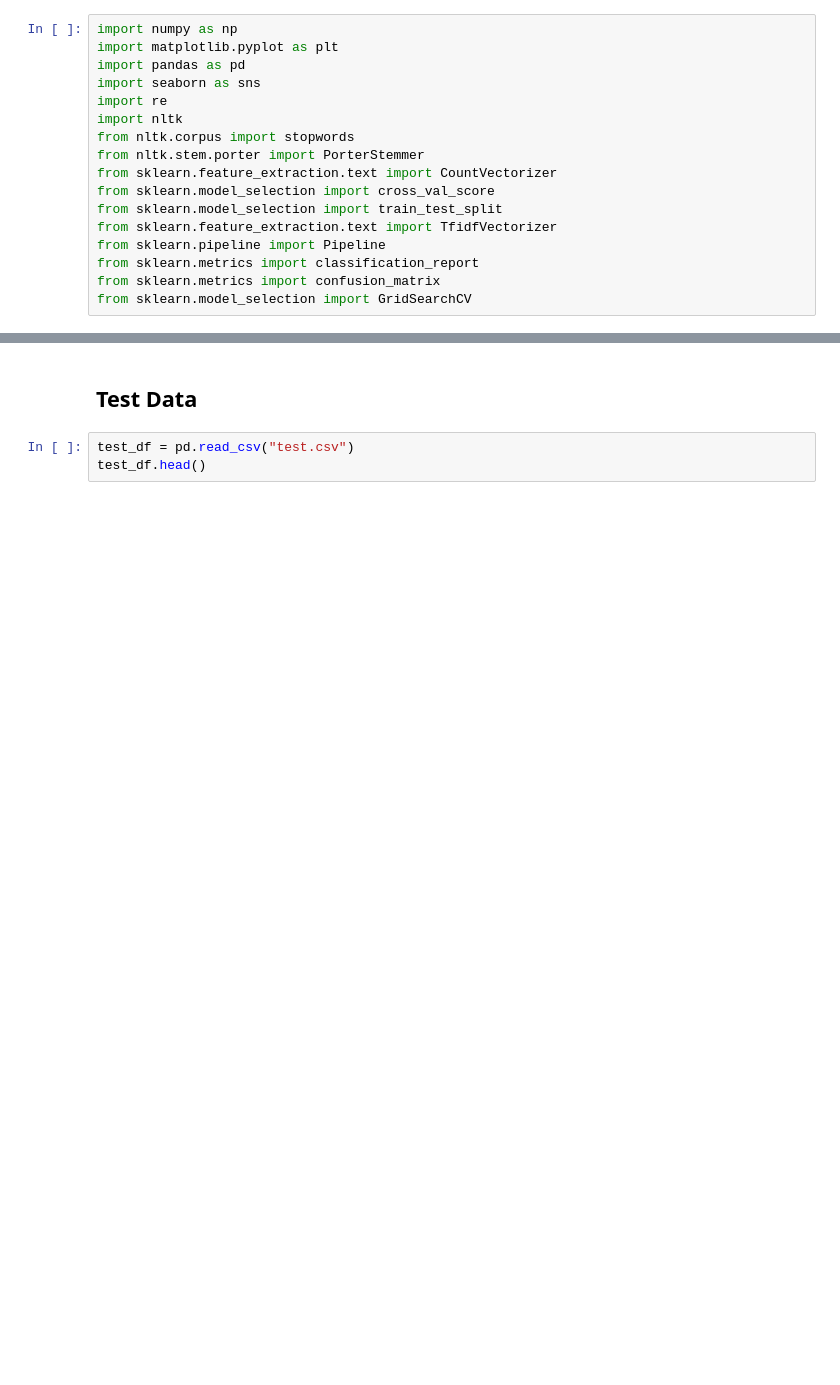
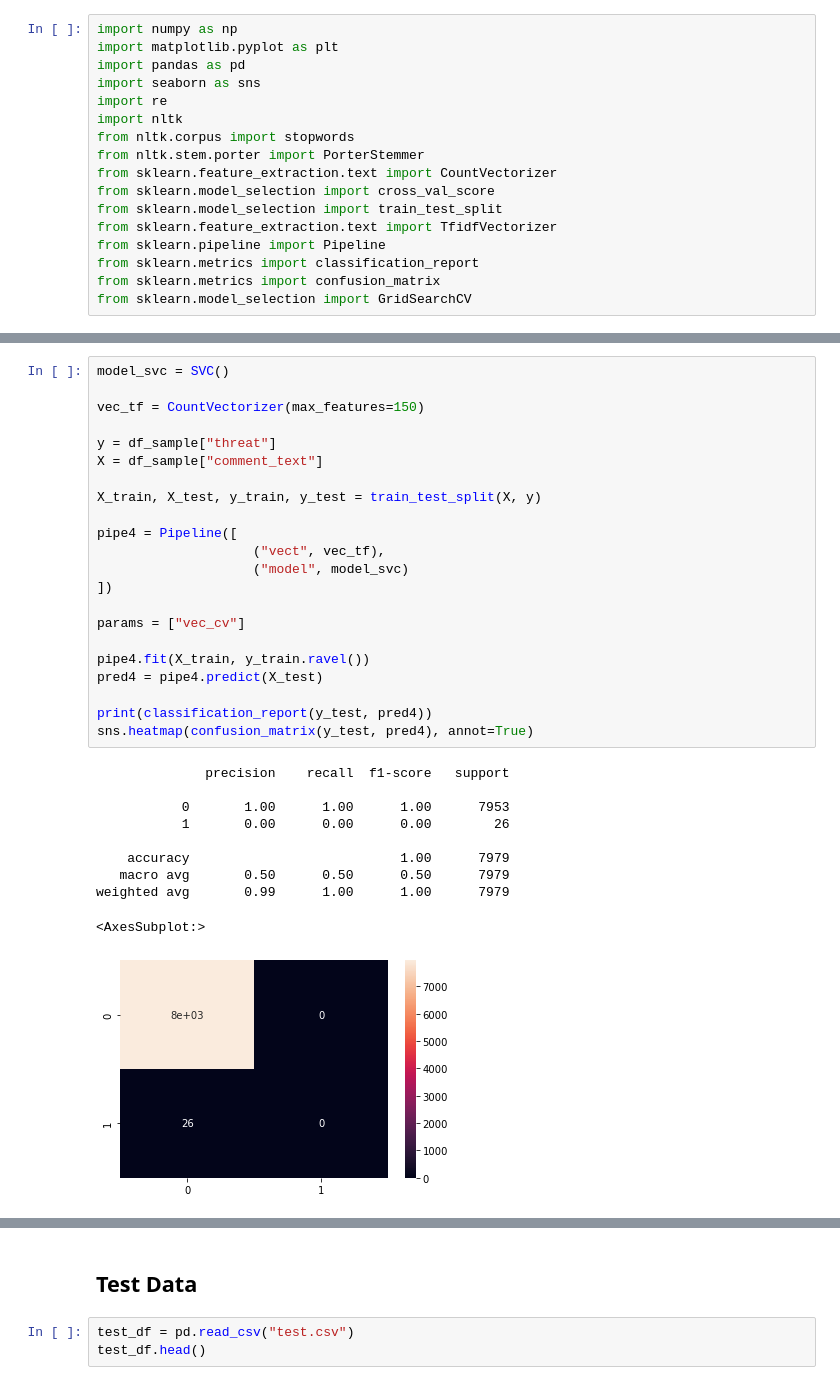
Before and after one commit to guochuanyong/ItML_Project_1_Students, a Jupyter notebook: proj_1_start.ipynb, the cells around one changed output, grey strips where cells are left out. Saved outputs shown, nothing was run; the diff lists cells and outputs as text; blank space fills up the shorter version.

```diff
--- a/proj_1_start.ipynb
+++ b/proj_1_start.ipynb
@@ -161,0 +162,33 @@ weighted avg       0.96      0.96      0.95      3990
+# %%
+model_svc = SVC()
+
+vec_tf = CountVectorizer(max_features=150)
+
+y = df_sample["threat"]
+X = df_sample["comment_text"]
+
+X_train, X_test, y_train, y_test = train_test_split(X, y)
+
+pipe4 = Pipeline([
+                    ("vect", vec_tf),
+                    ("model", model_svc)
+])
+
+params = ["vec_cv"]
+
+pipe4.fit(X_train, y_train.ravel())
+pred4 = pipe4.predict(X_test)
+
+print(classification_report(y_test, pred4))
+sns.heatmap(confusion_matrix(y_test, pred4), annot=True)
+# %% [output]
+              precision    recall  f1-score   support
+
+           0       1.00      1.00      1.00      7953
+           1       0.00      0.00      0.00        26
+
+    accuracy                           1.00      7979
+   macro avg       0.50      0.50      0.50      7979
+weighted avg       0.99      1.00      1.00      7979
+<AxesSubplot:>
+[figure, added]
```
Also changed, not shown: parts of 9 cells of this notebook, 1 other file.
